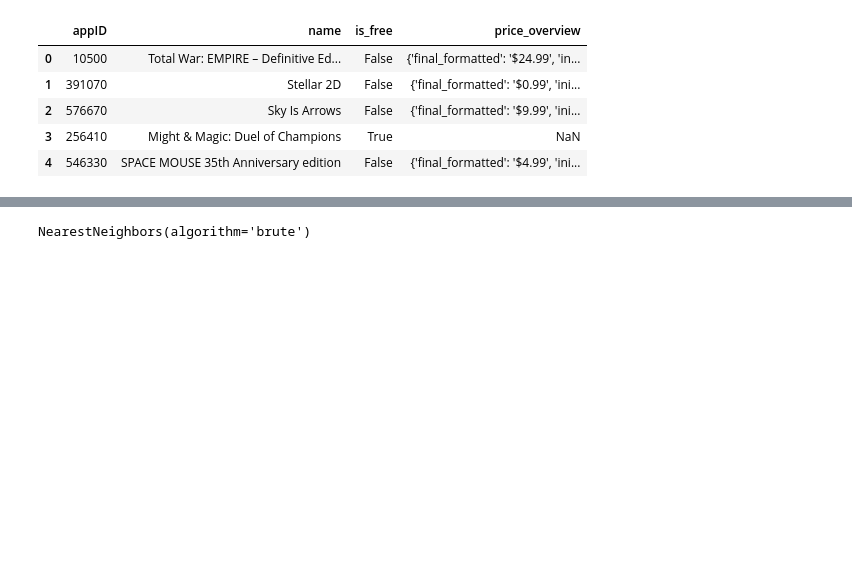
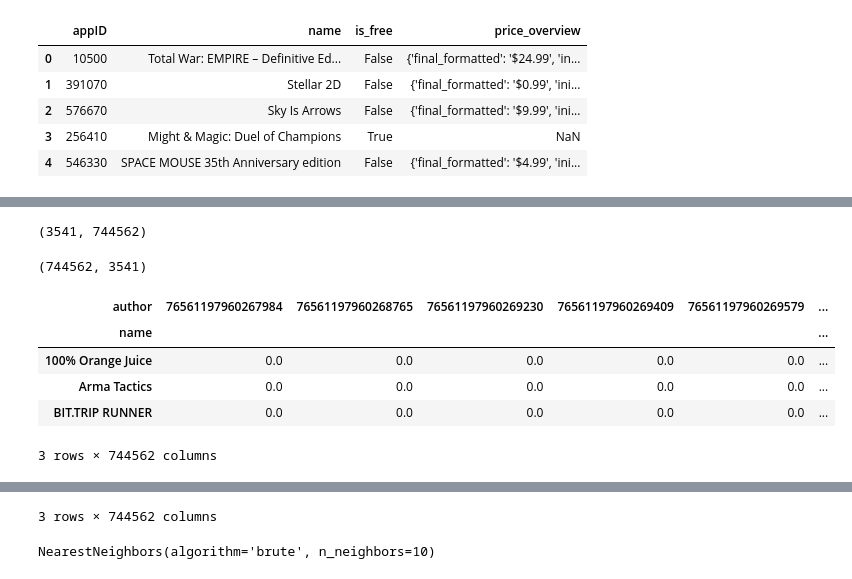
Before and after one commit to professav/Project-2, a Jupyter notebook: steam.ipynb, the cells around one changed output, grey strips where cells are left out. Cells and saved outputs as stored; diff of their text form; code cells hidden in the pictures; blank space fills up the shorter version.

```diff
--- a/steam.ipynb
+++ b/steam.ipynb
@@ -58 +64,3 @@ reviews_from_api = []
+# %%
+remaining_games = all_games_df.iloc[offset:]
 # %%
@@ -230,0 +281,7 @@ game_pivot = gr_no_dup.pivot_table(index='name', columns='author', values='recom
+# %%
+author_counts = gr_no_dup['author'].value_counts()
+author_counts = author_counts[author_counts >= 5]
+
+gr_no_dup = gr_no_dup[gr_no_dup['author'].isin(author_counts.index)]
+
+len(gr_no_dup)
@@ -231 +311,30 @@ game_pivot = gr_no_dup.pivot_table(index='name', columns='author', values='recom
+# %%
+import threading
+
+NUM_THREADS = 20
+
+def pivot_reviews(df, results, i):
+    print(f"Thread {i} started")
+    pivot = df.pivot_table(index='name', columns='author', values='recommended').fillna(0)
+    print(f"Thread {i} finished")
+    results.append(pivot)
+    return
+
+def pivot_reviews_threaded(df):
+    threads = []
+    results = []
+    chunk_size = len(df) // NUM_THREADS
+    chunks = [df.iloc[i:i + chunk_size] for i in range(0, len(df), chunk_size)]
+
+    for i, chunk in enumerate(chunks):
+        t = threading.Thread(target=pivot_reviews, args=(chunk, results, i))
+        threads.append(t)
+        t.start()
+
+    for t in threads:
+        t.join()
+
+    # get all the responses from the treads
+
+    return pd.concat([r for r in results]).fillna(0)
 # %%
@@ -232,0 +342,2 @@ gr_no_dup.to_csv("data/steam/processed_dataset.csv", index=False)
+# %%
+game_pivot = pivot_reviews_threaded(gr_no_dup)
@@ -232,0 +362,26 @@ gr_no_dup.to_csv("data/steam/processed_dataset.csv", index=False)
+# %%
+# game_pivot.fillna(0, inplace=True)
+
+# display(game_pivot.describe())
+display(game_pivot.shape)
+
+# rotate the pivot table
+rot_pivot = game_pivot.T
+display(rot_pivot.shape)
+
+# write the pivot table to an xl file
+rot_pivot.to_excel("data/steam/rot_pivot.xlsx")
+# %% [output]
+(3541, 744562)
+(744562, 3541)
+# %%
+game_pivot.fillna(0, inplace=True)
+display(game_pivot.head(3))
+display(game_pivot.tail(3))
+# %% [output]
+| author | 76561197960267984 | 76561197960268765 | 76561197960269230 | 76561197960269409 | 76561197960269579 | ... |
+| name |  |  |  |  |  | ... |
+| 100% Orange Juice | 0.0 | 0.0 | 0.0 | 0.0 | 0.0 | ... |
+| Arma Tactics | 0.0 | 0.0 | 0.0 | 0.0 | 0.0 | ... |
+| BIT.TRIP RUNNER | 0.0 | 0.0 | 0.0 | 0.0 | 0.0 | ... |
+3 rows × 744562 columns
@@ -233 +393,2 @@ gr_no_dup.to_csv("data/steam/processed_dataset.csv", index=False)
+3 rows × 744562 columns
 # %%
@@ -237,7 +398,7 @@ game_sparse = csr_matrix(game_pivot)
 # %%
 from sklearn.neighbors import NearestNeighbors
 
-model = NearestNeighbors(algorithm='brute')
-model.fit(game_sparse)
+knn = NearestNeighbors( algorithm='brute', n_neighbors=10)
+knn.fit(game_sparse)
 # %% [output]
-NearestNeighbors(algorithm='brute')
+NearestNeighbors(algorithm='brute', n_neighbors=10)
```
Also changed, not shown: parts of 51 cells of this notebook, 7 other files.
